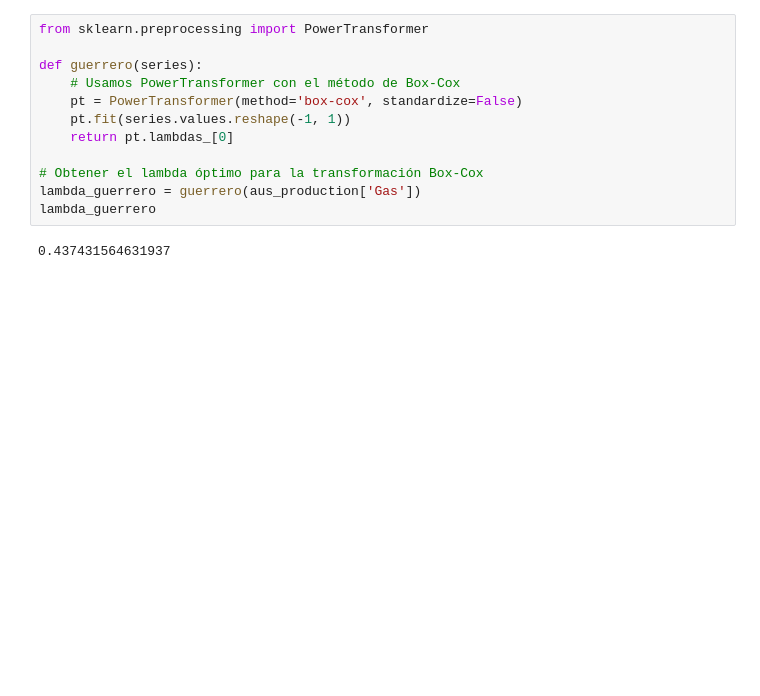
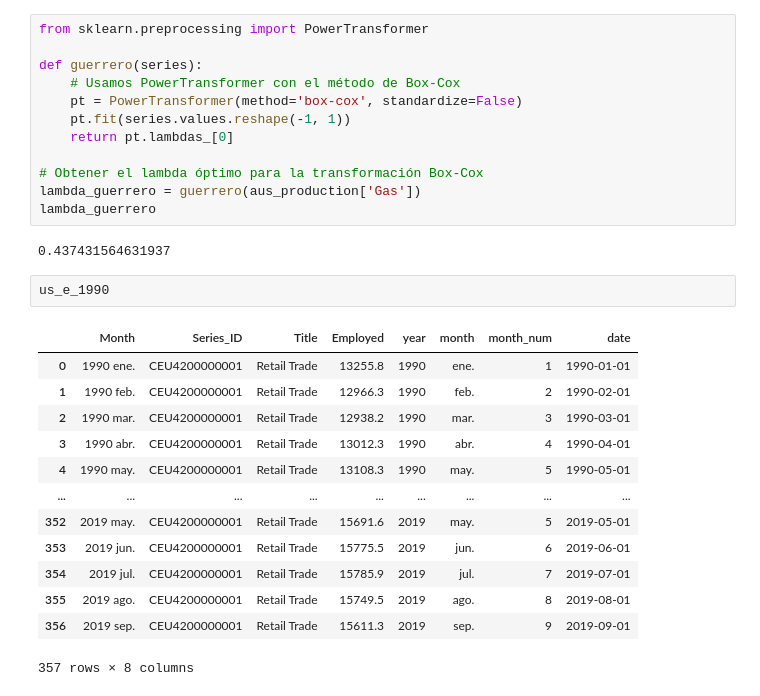
Before and after one commit to DavidGuzzi/TSA, a Jupyter notebook: Forecasting Principles and Practice 3rd/2/3.ipynb, the cells around one changed output. Cells and saved outputs as stored; diff of their text form; blank space fills up the shorter version.

```diff
--- a/Forecasting Principles and Practice 3rd/2/3.ipynb
+++ b/Forecasting Principles and Practice 3rd/2/3.ipynb
@@ -279,3 +279,19 @@ lambda_guerrero = guerrero(aus_production['Gas'])
 lambda_guerrero
 # %% [output]
 0.437431564631937
+# %%
+us_e_1990
+# %% [output]
+|  | Month | Series_ID | Title | Employed | year | month | month_num | date |
+| 0 | 1990 ene. | CEU4200000001 | Retail Trade | 13255.8 | 1990 | ene. | 1 | 1990-01-01 |
+| 1 | 1990 feb. | CEU4200000001 | Retail Trade | 12966.3 | 1990 | feb. | 2 | 1990-02-01 |
+| 2 | 1990 mar. | CEU4200000001 | Retail Trade | 12938.2 | 1990 | mar. | 3 | 1990-03-01 |
+| 3 | 1990 abr. | CEU4200000001 | Retail Trade | 13012.3 | 1990 | abr. | 4 | 1990-04-01 |
+| 4 | 1990 may. | CEU4200000001 | Retail Trade | 13108.3 | 1990 | may. | 5 | 1990-05-01 |
+| ... | ... | ... | ... | ... | ... | ... | ... | ... |
+| 352 | 2019 may. | CEU4200000001 | Retail Trade | 15691.6 | 2019 | may. | 5 | 2019-05-01 |
+| 353 | 2019 jun. | CEU4200000001 | Retail Trade | 15775.5 | 2019 | jun. | 6 | 2019-06-01 |
+| 354 | 2019 jul. | CEU4200000001 | Retail Trade | 15785.9 | 2019 | jul. | 7 | 2019-07-01 |
+| 355 | 2019 ago. | CEU4200000001 | Retail Trade | 15749.5 | 2019 | ago. | 8 | 2019-08-01 |
+| 356 | 2019 sep. | CEU4200000001 | Retail Trade | 15611.3 | 2019 | sep. | 9 | 2019-09-01 |
+357 rows × 8 columns
```
Also changed, not shown: parts of 4 cells of this notebook.
